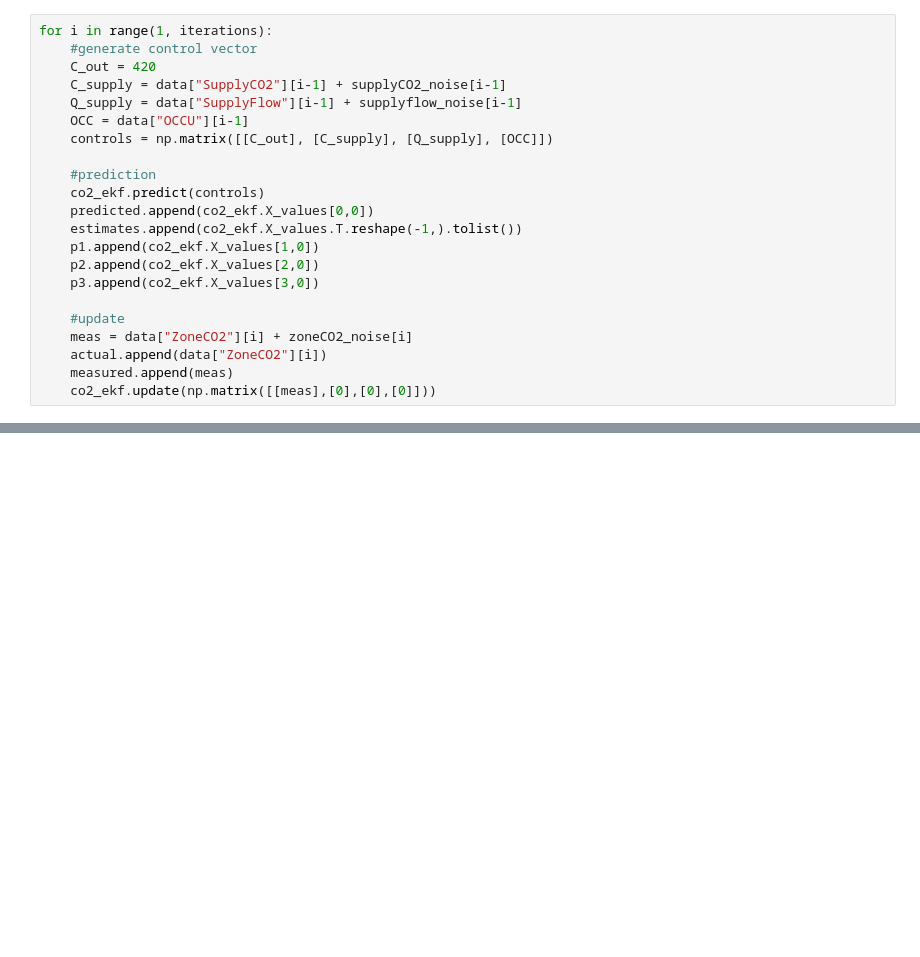
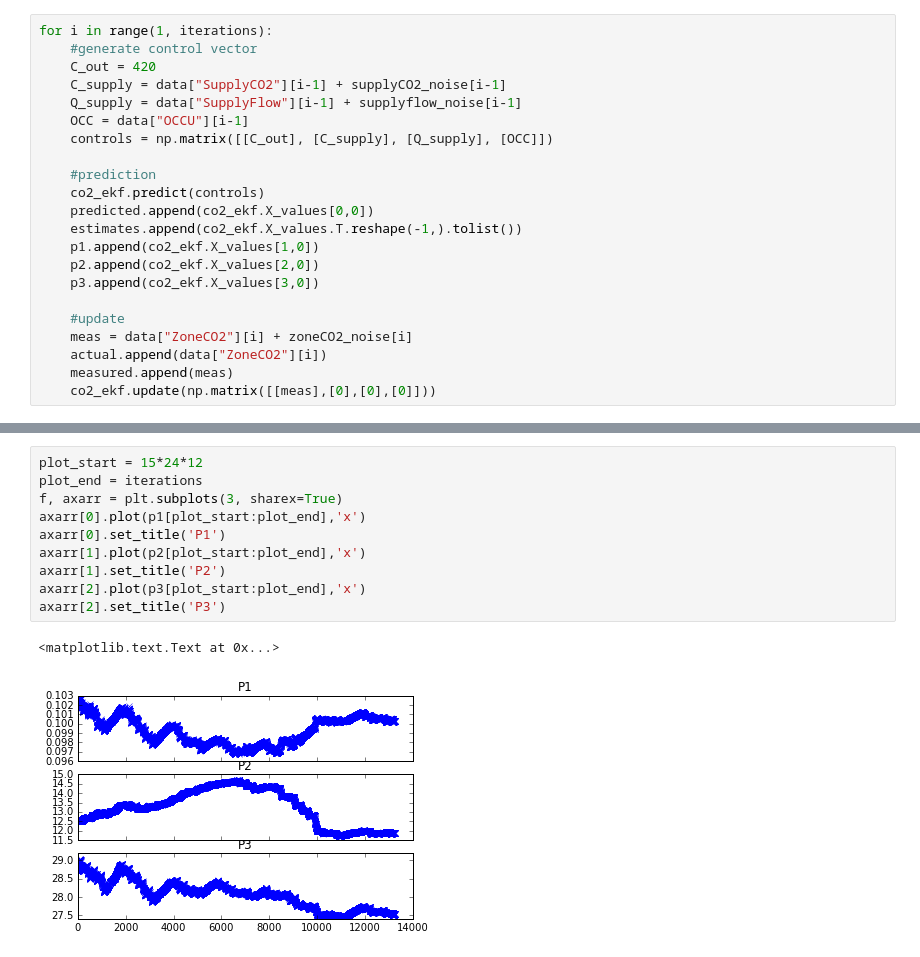
Before and after one commit to bnajafi/BuildingEnergySimulationNotebook, a Jupyter notebook: Zone CO2 Balance Fault Detection.ipynb, the cells around one changed output, grey strips where cells are left out. Saved outputs shown, nothing was run; the diff lists cells and outputs as text; blank space fills up the shorter version.

```diff
--- a/Zone CO2 Balance Fault Detection.ipynb
+++ b/Zone CO2 Balance Fault Detection.ipynb
@@ -199,0 +209,13 @@ plt.show()
+# %%
+plot_start = 15*24*12
+plot_end = iterations
+f, axarr = plt.subplots(3, sharex=True)
+axarr[0].plot(p1[plot_start:plot_end],'x')
+axarr[0].set_title('P1')
+axarr[1].plot(p2[plot_start:plot_end],'x')
+axarr[1].set_title('P2')
+axarr[2].plot(p3[plot_start:plot_end],'x')
+axarr[2].set_title('P3')
+# %% [output]
+<matplotlib.text.Text at 0x...>
+[figure, added]
```
Also changed, not shown: parts of 32 cells of this notebook, 2 other files.
